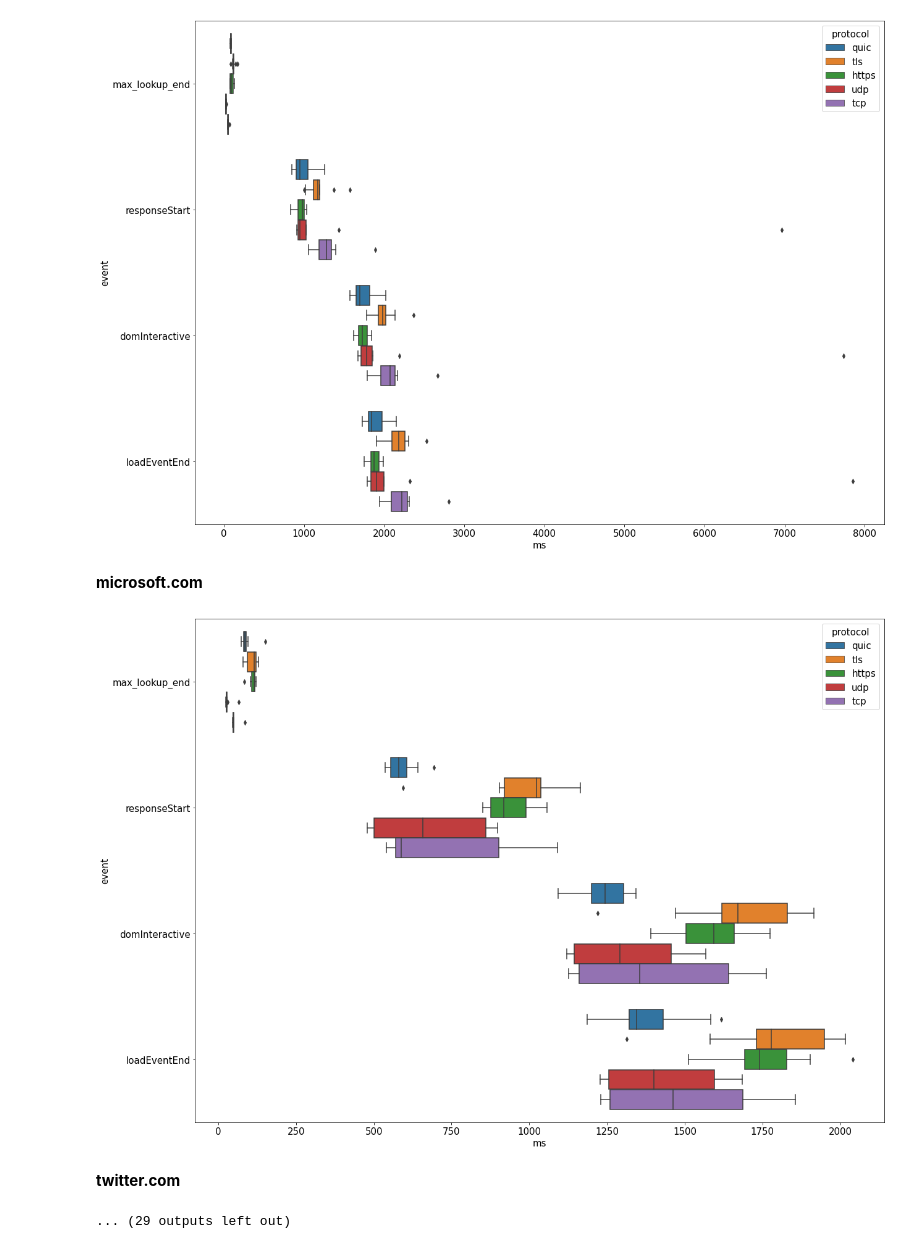
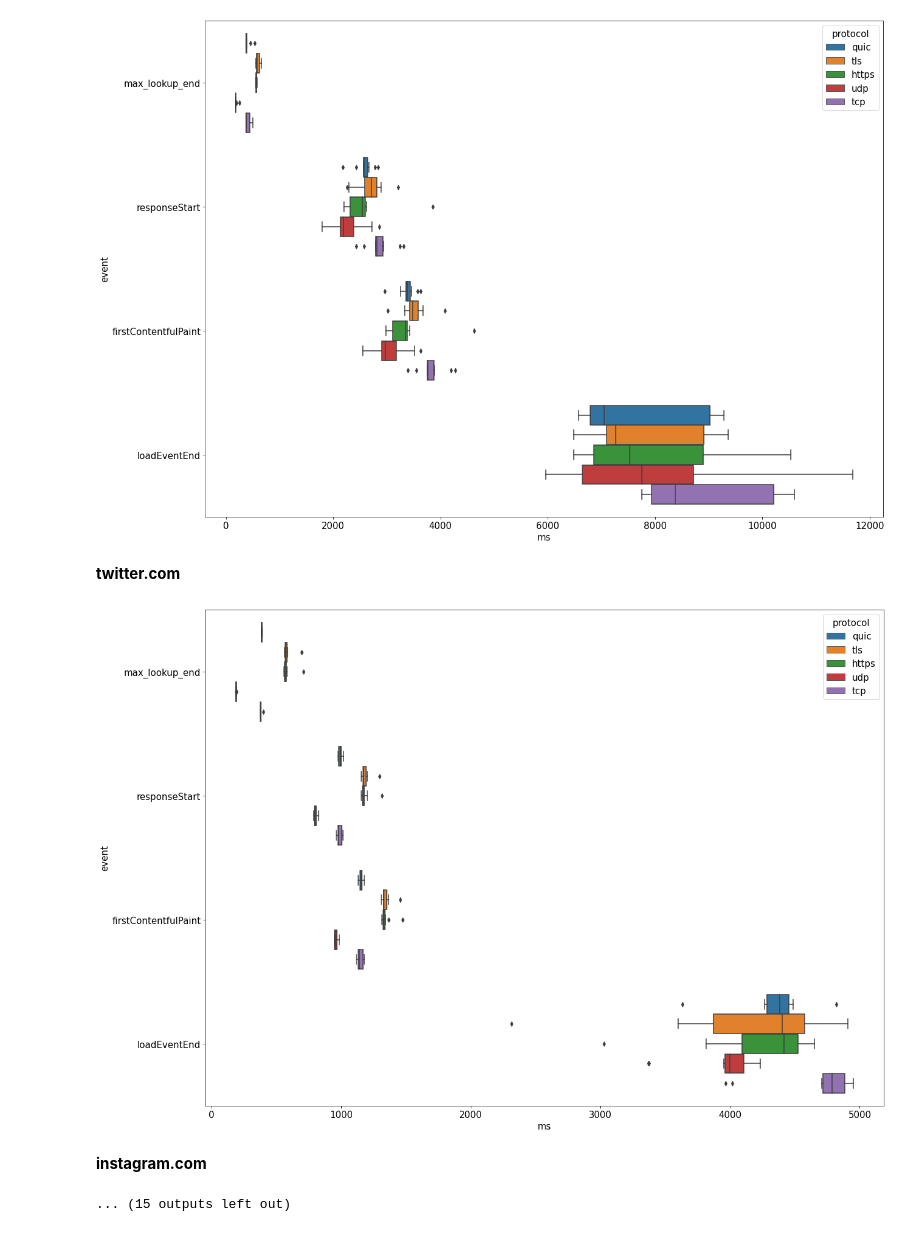
Before and after one commit to justus237/dns-analysis, a Jupyter notebook: web-performance.ipynb, the cells around one changed output. Drawn from its saved outputs; the diff is of its cells as text; code cells hidden in the pictures.

Commit message:
used africa test data and replaced domInteractive by FCP

```diff
--- a/web-performance.ipynb
+++ b/web-performance.ipynb
@@ -9,7 +9,7 @@ from IPython.display import Markdown, display
 def printmd(string):
     display(Markdown(string))
 # %%
-connection = sq.connect("./performance-measurements/local_webperf.db")
+connection = sq.connect("./performance-measurements/af-test.db")
 connection.row_factory = sq.Row
 # %%
 query = """
@@ -60,17 +59,0 @@ df.head()
-# %%
-printmd(f"***pageload timeline***")
-
-plt.rcParams["figure.figsize"] = (20,4)
-plt.rcParams["font.size"] = 15
-
-protocols = ['quic', 'tls', 'https', 'udp', 'tcp']
-for domain in df['domain'].unique():
-    printmd(f"**{domain}**")
-    df_domain = df[df['domain'] == domain]
-    for protocol in protocols:
-        df_protocol = df_domain[df_domain['protocol'] == protocol]
-
-        ax = df_protocol.boxplot(column=['loadEventEnd', 'domInteractive', 'responseStart', 'max_lookup_end'], vert=False, sym = "", meanline = True, showmeans = True)
-        ax.set_ylabel(protocol.upper())
-        ax.set_xlim(0, df_domain['loadEventEnd'].max())
-        plt.show()
@@ -99,7 +68,7 @@ for domain in df['domain'].unique():
     printmd(f"**{domain}**")
     df_domain = df[df['domain'] == domain]
 
-    df_melted = pd.melt(df_domain, id_vars='protocol', value_vars=['max_lookup_end', 'responseStart', 'domInteractive', 'loadEventEnd'])
+    df_melted = pd.melt(df_domain, id_vars='protocol', value_vars=['max_lookup_end', 'responseStart', 'firstContentfulPaint', 'loadEventEnd'])
     ax = sns.boxplot(x='value', y='variable', hue='protocol', hue_order=protocols, data=df_melted, orient='h')
     ax.set_ylabel('event')
     ax.set_xlabel('ms')
@@ -115,9 +84,9 @@ for domain in df['domain'].unique():
 **netflix.com**
-[figure, old version]
+[figure, new version]
-**microsoft.com**
+**twitter.com**
-[figure, old version]
+[figure, new version]
-**twitter.com**
+**instagram.com**
-... (29 outputs left out)
+... (15 outputs left out)
 # %%
 printmd(f"***MIN and MAX lookup times***")
 
```
Also changed, not shown: parts of 6 cells of this notebook.
